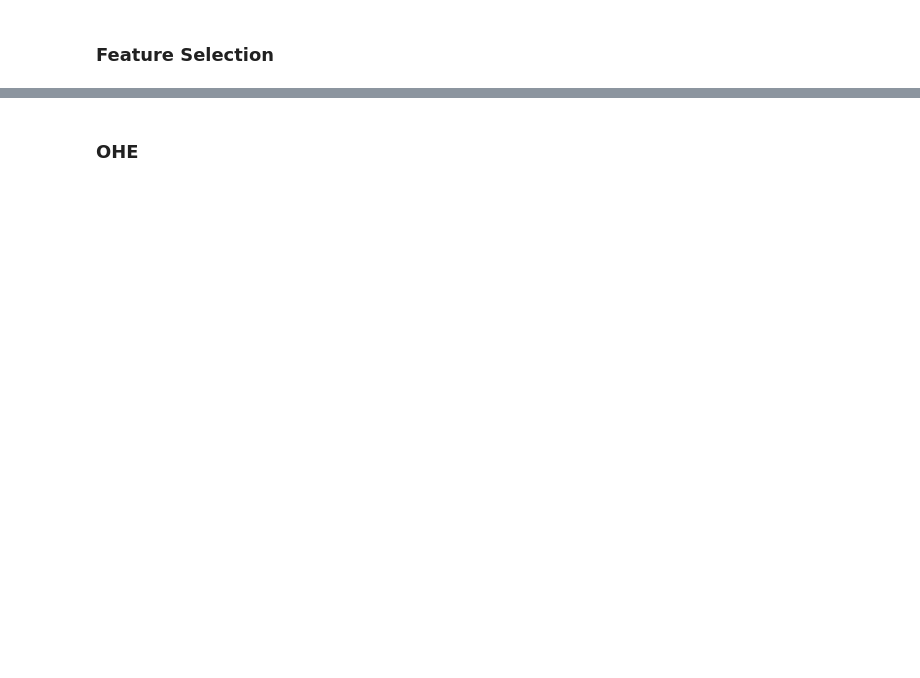
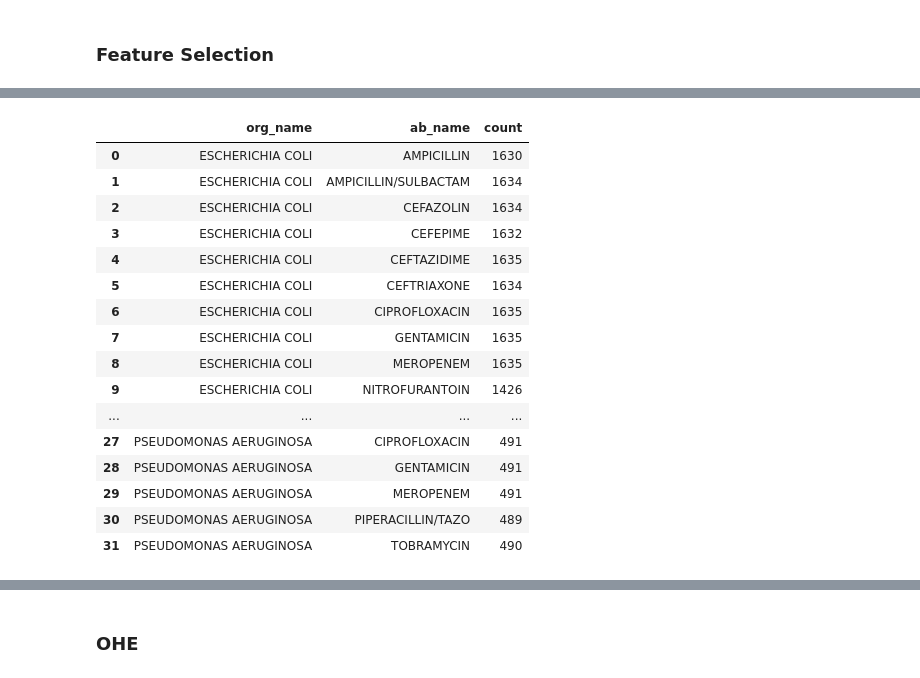
Before and after one commit to Jas-Dinh/resist.ai, a Jupyter notebook: 03_MIMIC-IV_Modeling_Pipeline_All.ipynb, the cells around one changed output, grey strips where cells are left out. Saved outputs shown, nothing was run; the diff lists cells and outputs as text; code cells hidden in the pictures; blank space fills up the shorter version.

```diff
--- a/03_MIMIC-IV_Modeling_Pipeline_All.ipynb
+++ b/03_MIMIC-IV_Modeling_Pipeline_All.ipynb
@@ -243,0 +271,21 @@ df_filtered.dropna().head()
+# %%
+# Check
+df_filtered3.groupby(['org_name', 'ab_name']).size().reset_index(name='count')
+# %% [output]
+|  | org_name | ab_name | count |
+| 0 | ESCHERICHIA COLI | AMPICILLIN | 1630 |
+| 1 | ESCHERICHIA COLI | AMPICILLIN/SULBACTAM | 1634 |
+| 2 | ESCHERICHIA COLI | CEFAZOLIN | 1634 |
+| 3 | ESCHERICHIA COLI | CEFEPIME | 1632 |
+| 4 | ESCHERICHIA COLI | CEFTAZIDIME | 1635 |
+| 5 | ESCHERICHIA COLI | CEFTRIAXONE | 1634 |
+| 6 | ESCHERICHIA COLI | CIPROFLOXACIN | 1635 |
+| 7 | ESCHERICHIA COLI | GENTAMICIN | 1635 |
+| 8 | ESCHERICHIA COLI | MEROPENEM | 1635 |
+| 9 | ESCHERICHIA COLI | NITROFURANTOIN | 1426 |
+| ... | ... | ... | ... |
+| 27 | PSEUDOMONAS AERUGINOSA | CIPROFLOXACIN | 491 |
+| 28 | PSEUDOMONAS AERUGINOSA | GENTAMICIN | 491 |
+| 29 | PSEUDOMONAS AERUGINOSA | MEROPENEM | 491 |
+| 30 | PSEUDOMONAS AERUGINOSA | PIPERACILLIN/TAZO | 489 |
+| 31 | PSEUDOMONAS AERUGINOSA | TOBRAMYCIN | 490 |
```
Also changed, not shown: parts of 26 cells of this notebook, 4 other files.
